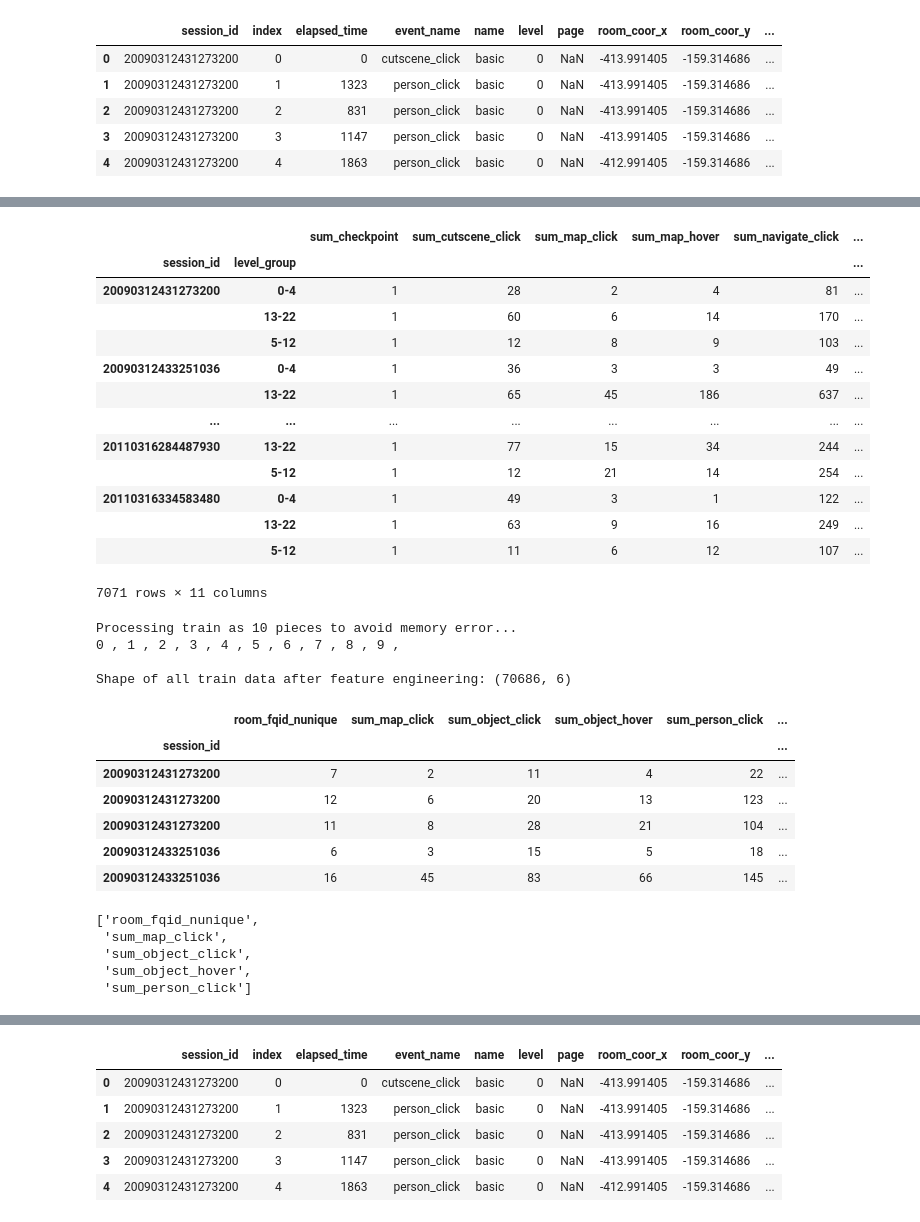
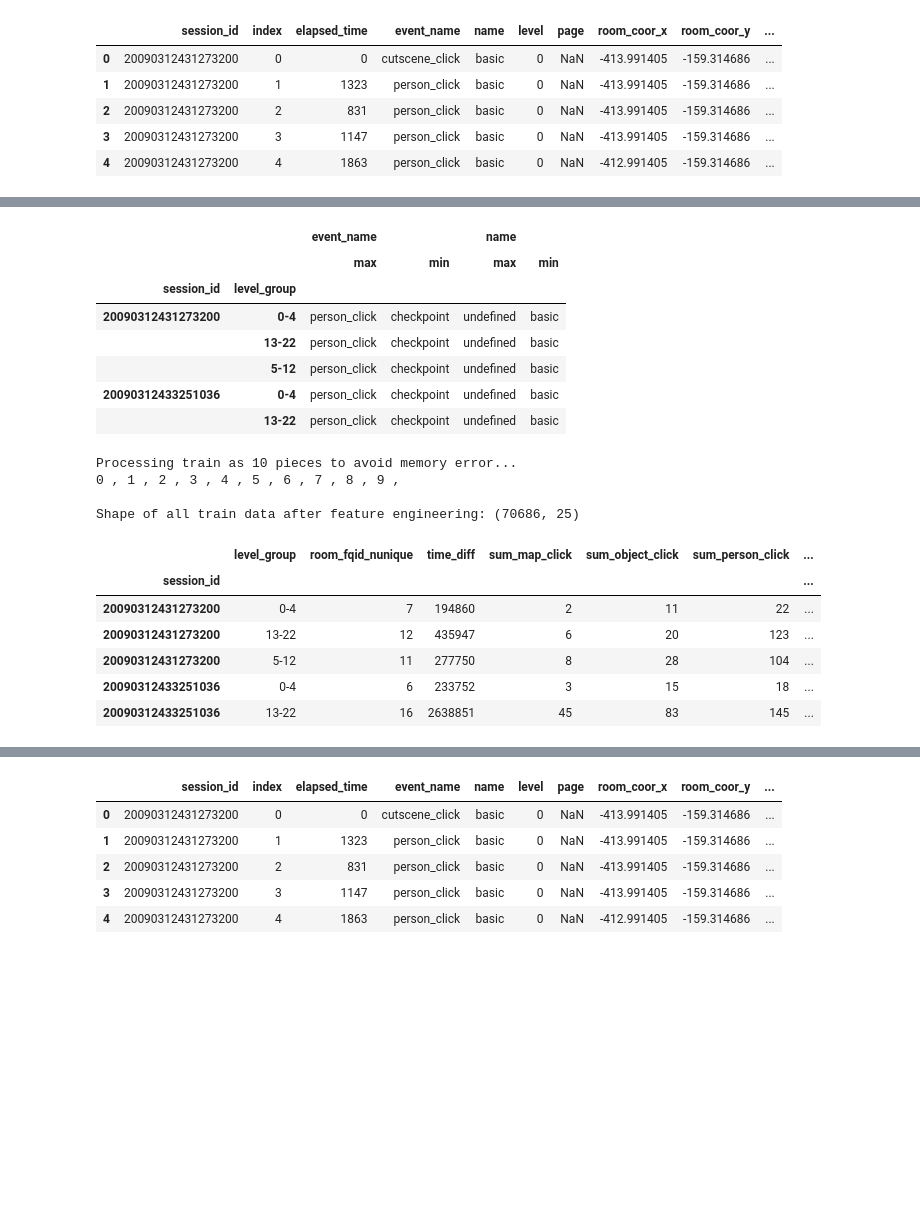
Before and after one commit to sitsawek/predict_student_performance_from_game_play, a Jupyter notebook: predict-student-performance-from-game-play.ipynb, the cells around one changed output, grey strips where cells are left out. Cells and saved outputs as stored; diff of their text form; code cells hidden in the pictures; blank space fills up the shorter version.

```diff
--- a/predict-student-performance-from-game-play.ipynb
+++ b/predict-student-performance-from-game-play.ipynb
@@ -252,2 +188,2 @@ memory usage: 28.2 MB
 # %%
-df_train_resize = pd.concat([df_train_resize, just_dummies], axis=1) # set axis = 1 for concat in columns
+# df_train_resize = pd.concat([df_train_resize, just_dummies], axis=1) # set axis = 1 for concat in columns
@@ -369,21 +274,18 @@ event_name = pd.get_dummies(df_train_resize.event_name)
 # %%
-test = pd.get_dummies(df_train_resize['event_name']).columns
-df_train_resize.groupby(['session_id', 'level_group'])[test].sum().rename(columns=lambda x: 'sum_' + x)
+# Test adjust multiple name
+# test = pd.get_dummies(df_train_resize['event_name']).columns
+# df_train_resize.groupby(['session_id', 'level_group'])[test].sum().rename(columns=lambda x: 'sum_' + x)
+
+df_train_resize.groupby(['session_id', 'level_group', 'event_name', 'name'])[['event_name', 'name']].agg({'max', 'min'}).head()
 # %% [output]
-|  |  | sum_checkpoint | sum_cutscene_click | sum_map_click | sum_map_hover | sum_navigate_click | ... |
-| session_id | level_group |  |  |  |  |  | ... |
-| 20090312431273200 | 0-4 | 1 | 28 | 2 | 4 | 81 | ... |
-|  | 13-22 | 1 | 60 | 6 | 14 | 170 | ... |
-|  | 5-12 | 1 | 12 | 8 | 9 | 103 | ... |
-| 20090312433251036 | 0-4 | 1 | 36 | 3 | 3 | 49 | ... |
-|  | 13-22 | 1 | 65 | 45 | 186 | 637 | ... |
-| ... | ... | ... | ... | ... | ... | ... | ... |
-| 20110316284487930 | 13-22 | 1 | 77 | 15 | 34 | 244 | ... |
-|  | 5-12 | 1 | 12 | 21 | 14 | 254 | ... |
-| 20110316334583480 | 0-4 | 1 | 49 | 3 | 1 | 122 | ... |
-|  | 13-22 | 1 | 63 | 9 | 16 | 249 | ... |
-|  | 5-12 | 1 | 11 | 6 | 12 | 107 | ... |
+|  |  | event_name |  | name |  |
+|  |  | max | min | max | min |
+| session_id | level_group |  |  |  |  |
+| 20090312431273200 | 0-4 | person_click | checkpoint | undefined | basic |
+|  | 13-22 | person_click | checkpoint | undefined | basic |
+|  | 5-12 | person_click | checkpoint | undefined | basic |
+| 20090312433251036 | 0-4 | person_click | checkpoint | undefined | basic |
+|  | 13-22 | person_click | checkpoint | undefined | basic |
-7071 rows × 11 columns
 # %%
 # Process Train Data in Pieces
 all_pieces = []
@@ -395,9 +297,10 @@ for k in range(PIECES):
     train = pd.read_csv('/Users/macintosh/Desktop/data_completitions/Kaggle/2023/predict-student-performance-from-game-play/train.csv'
     , nrows=reads[k], skiprows=SKIPS)
     df_dummies = pd.get_dummies(train['event_name'])
-    event_var = [c for c in df_dummies.columns]
-    train = pd.concat([train, df_dummies], axis=1)
-    df = feature_engineer(train)[FEATURES]
+    room_fqid_encode = pd.get_dummies(train['room_fqid']).rename(columns=lambda x: x.replace('.','_'))
+    train = pd.concat([train, df_dummies, room_fqid_encode], axis=1)
+    room_fqid_columns = [x.replace('.','_') for x in list(train['room_fqid'].unique())]
+    df = feature_engineer(train)
     all_pieces.append(df)
 # Concatenate all pieces
 print('\n')
@@ -409,27 +312,11 @@ df_tr.head()
 Processing train as 10 pieces to avoid memory error...
 0 , 1 , 2 , 3 , 4 , 5 , 6 , 7 , 8 , 9 ,
 
-Shape of all train data after feature engineering: (70686, 6)
+Shape of all train data after feature engineering: (70686, 25)
-|  | room_fqid_nunique | sum_map_click | sum_object_click | sum_object_hover | sum_person_click | ... |
-| session_id |  |  |  |  |  | ... |
-| 20090312431273200 | 7 | 2 | 11 | 4 | 22 | ... |
-| 20090312431273200 | 12 | 6 | 20 | 13 | 123 | ... |
-| 20090312431273200 | 11 | 8 | 28 | 21 | 104 | ... |
-| 20090312433251036 | 6 | 3 | 15 | 5 | 18 | ... |
-| 20090312433251036 | 16 | 45 | 83 | 66 | 145 | ... |
+|  | level_group | room_fqid_nunique | time_diff | sum_map_click | sum_object_click | sum_person_click | ... |
+| session_id |  |  |  |  |  |  | ... |
+| 20090312431273200 | 0-4 | 7 | 194860 | 2 | 11 | 22 | ... |
+| 20090312431273200 | 13-22 | 12 | 435947 | 6 | 20 | 123 | ... |
+| 20090312431273200 | 5-12 | 11 | 277750 | 8 | 28 | 104 | ... |
+| 20090312433251036 | 0-4 | 6 | 233752 | 3 | 15 | 18 | ... |
+| 20090312433251036 | 13-22 | 16 | 2638851 | 45 | 83 | 145 | ... |
-# %%
-from sklearn.feature_selection import SelectKBest
-from sklearn.feature_selection import f_classif
-features = [i for i in final_df.columns if i not in ['session_id_x', 'level_group', 'session_id_y', 'correct', 'session', 'question_num']]
-fs = SelectKBest(score_func=f_classif, k=5)
-fs.fit_transform(final_df[features], final_df['correct'])
-cols_idxs = fs.get_support(indices=True)
-features_df_new = final_df[features].iloc[:,cols_idxs]
-selected_features = list(features_df_new.columns)
-selected_features
-# %% [output]
-['room_fqid_nunique',
- 'sum_map_click',
- 'sum_object_click',
- 'sum_object_hover',
- 'sum_person_click']
```
Also changed, not shown: parts of 41 cells of this notebook.
